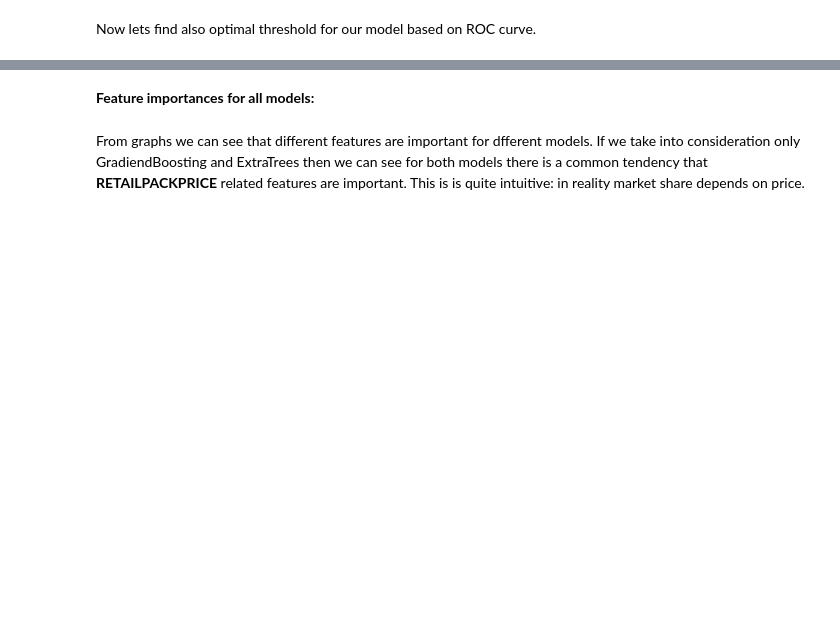
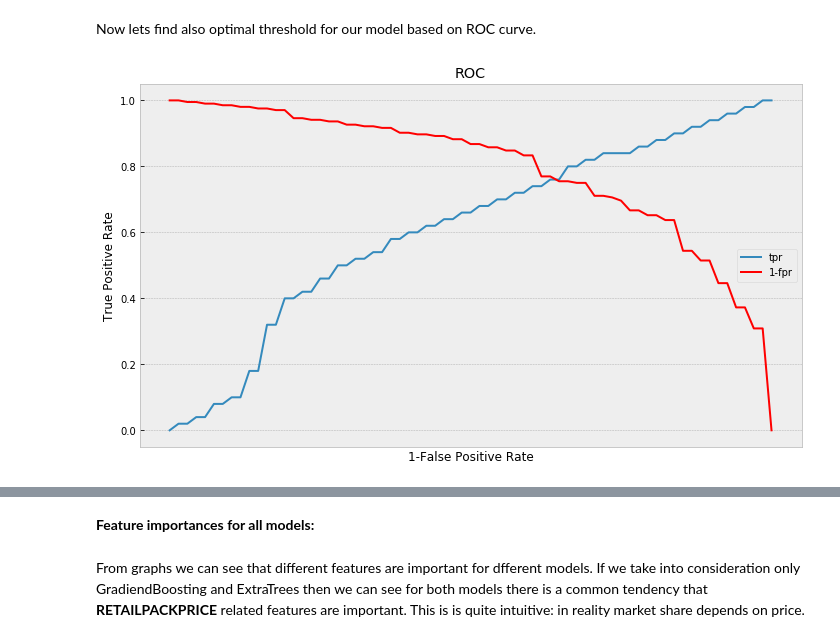
Before and after one commit to razmikmelikbekyan/market_share_prediction, a Jupyter notebook: MODELING.ipynb, the cells around one changed output, grey strips where cells are left out. Drawn from its saved outputs; the diff is of its cells as text; code cells hidden in the pictures; blank space fills up the shorter version.

```diff
--- a/MODELING.ipynb
+++ b/MODELING.ipynb
@@ -955,48 +1023,34 @@ As we can see from bussiness prospective average model is better than each singl
-# %%
-threshold = 0.007
-threshold_transformed = stats.boxcox(threshold, 0.25)
-binary_target = y_test > threshold_transformed
-
-plt.figure(figsize=(15, 10))
-for k, y_pred in [('GradientTreeBoosting', lgb_pred), ('ExtraTrees', ext_pred), ('AverageModel', average_pred)]:
-    fpr, tpr, _ = roc_curve(binary_target, y_pred)
-    auc_score = auc(fpr, tpr)
-    label = '{}: ROC (AUC = {:.3f})'.format(k, auc_score)
-    plt.plot(fpr, tpr, lw=1, alpha=0.6, label=label)
-plt.plot([0, 1], [0, 1], linestyle='--', lw=2, color='r', label='Chance', alpha=.8)
-
-plt.xlim([-0.05, 1.05])
-plt.ylim([-0.05, 1.05])
-plt.title('ROC curve on test data')
-plt.xlabel('False Positive Rate')
-plt.ylabel('True Positive Rate')
-plt.legend(loc="lower right")
-plt.show()
 # %% [markdown]
 Now lets find also optimal threshold for our model based on ROC curve.
 # %%
+from sklearn.metrics import roc_curve
+
+average_pred = average_model.predict(X_test)
+binary_target = y_test > threshold
 fpr, tpr, thresholds = roc_curve(binary_target, average_pred)
 
 # The optimal cut off would be where tpr is high and fpr is low
 # tpr - (1-fpr) is zero or near to zero is the optimal cut off point
 i = np.arange(len(tpr))  # index for df
 roc = pd.DataFrame({'fpr': fpr,
                     'tpr': tpr,
                     '1-fpr': 1 - fpr,
                     'tf': tpr - (1 - fpr),
                     'thresholds':  thresholds})
 optimal_threshold = roc.iloc[(roc.tf - 0).abs().argsort()[:1]]
 
 # Plot tpr vs 1-fpr
 plt.figure(figsize=(10, 6))
 plt.plot(roc['tpr'], label='tpr')
 plt.plot(roc['1-fpr'], color='red', label='1-fpr')
 plt.xlabel('1-False Positive Rate')
 plt.ylabel('True Positive Rate')
 plt.title('ROC')
 plt.legend()
 plt.tight_layout()
-plt.xticks(ticks=[])
+plt.xticks([])
 plt.show()
+# %% [output]
+[figure, added]
 # %%
 optimal_threshold
```
Also changed, not shown: parts of 73 cells of this notebook, 9 other files.
